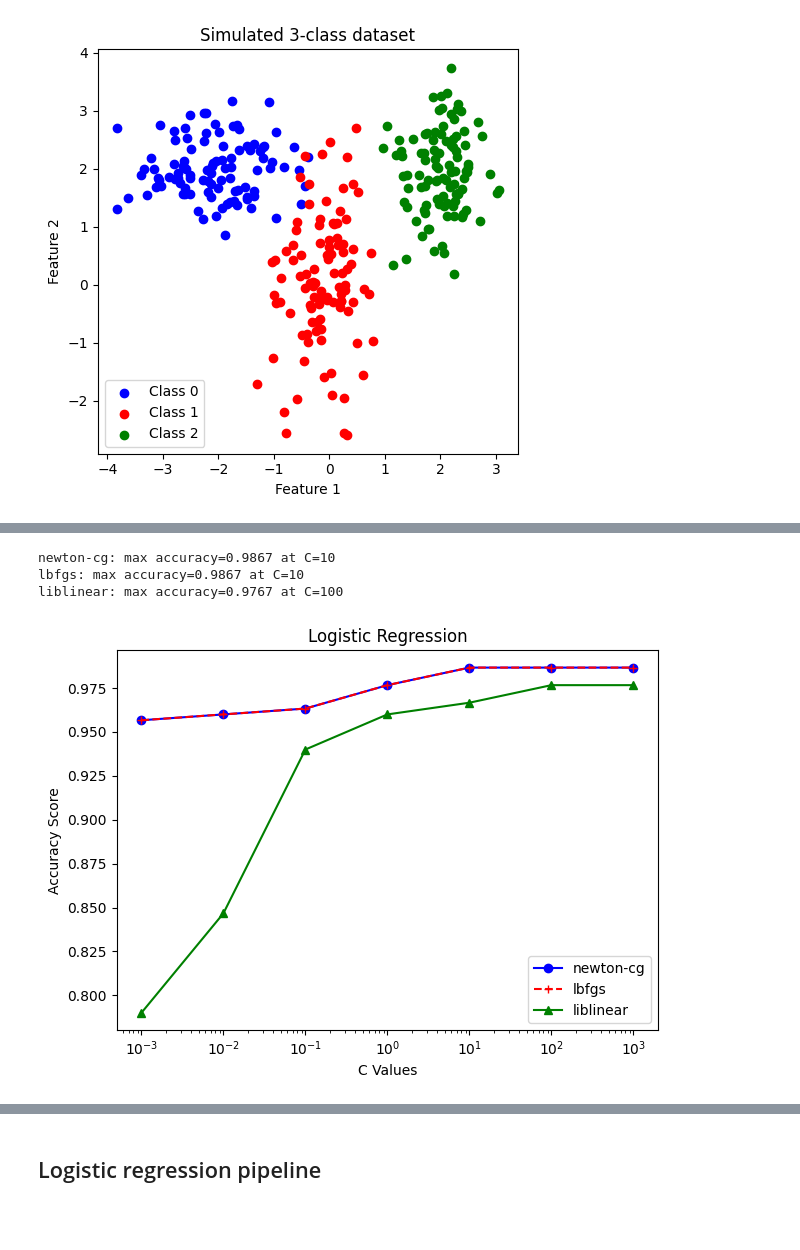
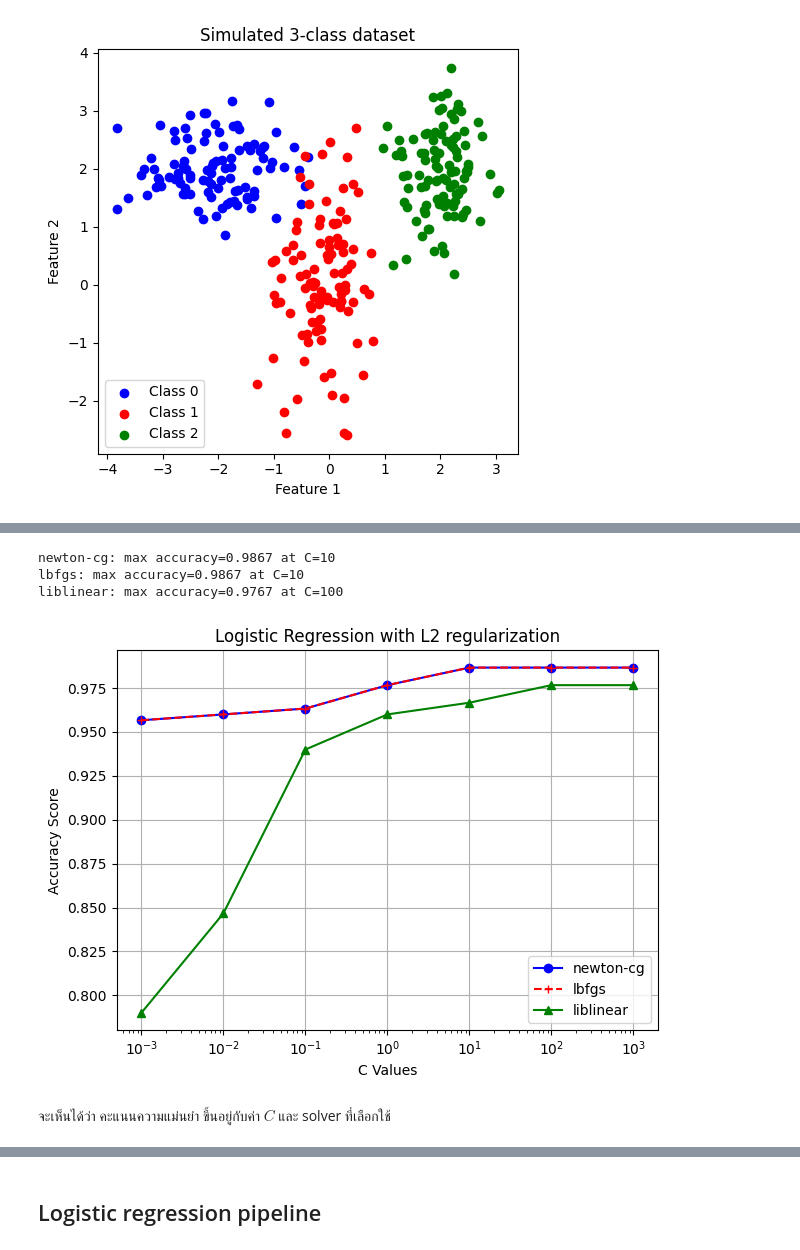
Before and after one commit to ichatnun/brainCodeCamp2023, a Jupyter notebook: Fundamentals/MachineLearning/logistic_regression.ipynb, the cells around one changed output, grey strips where cells are left out. Drawn from its saved outputs; the diff is of its cells as text; code cells hidden in the pictures; blank space fills up the shorter version.

```diff
--- a/Fundamentals/MachineLearning/logistic_regression.ipynb
+++ b/Fundamentals/MachineLearning/logistic_regression.ipynb
@@ -249,0 +205,29 @@ array([1., 1., 1., 1., 1., 1., 1., 1., 1., 1., 1., 1., 1., 1., 1., 1., 1.,
+# %%
+# ทดลองสร้างข้อมูลโดยการเรียกใช้ generate_multi_class_dataset
+# กำหนด จำนวนคลาส
+n_classes = 2
+
+# กำหนด จำนวน features
+n_features = 2
+
+# กำหนดช่วงค่า Mean และ standard deviation (SD) สำหรับแต่ละคลาส
+# เนื่องจากเรากำหนดจำนวน features เป็น 2 จึงสามารถกำหนด Mean และ SD ด้วย array ของ 2 ค่า
+mean_class = [[-2,-2], [2,2]]
+std_class  = [[0.5,0.5], [1.5,1.5]]
+
+# กำหนดจำนวนข้อมูล สำหรับแต่ละคลาส
+n_samples = 100
+
+# ทำการสร้างชุดข้อมูล
+x, y = generate_multi_class_dataset(n_classes, n_features, mean_class, std_class,n_samples)
+
+# Plot ข้อมูล x, y ที่มีอยู่
+plt.figure(figsize = (5,5))
+plt.scatter(x[y==0, 0], x[y==0, 1], c='b', label='Class 0')
+plt.scatter(x[y==1, 0], x[y==1, 1], c='r', label='Class 1')
+plt.xlabel('Feature 1')
+plt.ylabel('Feature 2')
+plt.title('Simulated Data for Binary Classification')
+plt.legend()
+plt.tight_layout()
+plt.show()
@@ -274,6 +272,9 @@ plt.show()
 # สร้างข้อมูลโดยการเรียกใช้ generate_multi_class_dataset
 # กำหนด จำนวนคลาส
 n_classes = 3
+
+# กำหนด จำนวน features
+n_features = 2
 
 # กำหนดช่วงค่า Mean และ standard deviation สำหรับแต่ละคลาส
 mean_class = [[-2,2], [0,0], [2,2]]
@@ -283,7 +284,7 @@ std_class  = [[0.75,0.5], [0.5,1],[0.5,0.75]]
 n_samples = 100
 
 # ทำการสร้างชุดข้อมูล
-x, y = generate_multi_class_dataset(n_classes, mean_class, std_class,n_samples)
+x, y = generate_multi_class_dataset(n_classes, n_features, mean_class, std_class,n_samples)
 
 # Plot ข้อมูล x, y ที่สร้างขึ้น
 plt.figure(figsize = (5,5))
@@ -322,9 +331,9 @@ models = (LogisticRegression(solver='newton-cg', C=1),
 models = (clf.fit(x, y) for clf in models)
 
 # ตั้งชื่อ plot ที่สอดคล้องกับชุดข้อมูล
-titles = ['Logistic Regression \nwith $newton-cg$ solver',
-          'Logistic Regression \nwith $lbfgs$ solver',
-          'Logistic Regression \nwith $liblinear$ solver',
+titles = ['Logistic Regression \nwith $newton-cg$ solver & L2',
+          'Logistic Regression \nwith $lbfgs$ solver & L2',
+          'Logistic Regression \nwith $liblinear$ solver & L2',
           ]
 
 # plot the decision boundaries
@@ -360,33 +384,36 @@ C_values = [0.001,0.01,0.1,1,10,100,1000]
 # กำหนด solver
 solvers = ['newton-cg', 'lbfgs', 'liblinear']
 plotstlyes = {'newton-cg':'bo-', 'lbfgs':'r+--', 'liblinear':'g^-'}
 
 # สร้างโมเดลด้วค่า C ต่างๆ ให้โมเดลเรียนรู้จากข้อมูล x, y ที่สร้างขึ้นก่อนหน้านี้ แล้วทดสอบโมเดลด้วย accuracy score
 for solver in solvers:
     accuracy = []
     for C_val in C_values:
-        clf = LogisticRegression(solver=solver, C=C_val)
+        clf = LogisticRegression(solver=solver, C=C_val, penalty='l2')
         clf.fit(x, y)
 
         # ทำนายค่า y โดยใช้โมเดล
         prediction = clf.predict(x)
 
         # คำนวณ accuracy score
         accuracy.append(accuracy_score(y, prediction))
 
     # แสดงผล
     print('{}: max accuracy={:.4f} at C={}'.format(solver, np.max(accuracy), C_values[np.argmax(accuracy)]))
     plt.plot(C_values, accuracy, plotstlyes[solver], label=solver)
     plt.xscale('log')
     plt.xlabel('C Values')
 
 plt.ylabel('Accuracy Score')
-plt.title('Logistic Regression')
+plt.title('Logistic Regression with L2 regularization')
+plt.grid()
 plt.legend()
 plt.tight_layout()
 plt.show()
 # %% [output]
 newton-cg: max accuracy=0.9867 at C=10
 lbfgs: max accuracy=0.9867 at C=10
 liblinear: max accuracy=0.9767 at C=100
-[figure, old version]
+[figure, new version]
+# %% [markdown]
+จะเห็นได้ว่า คะแนนความแม่นยำ ขึ้นอยู่กับค่า $C$ และ solver ที่เลือกใช้
```
Also changed, not shown: parts of 41 cells of this notebook, 1 other file.
